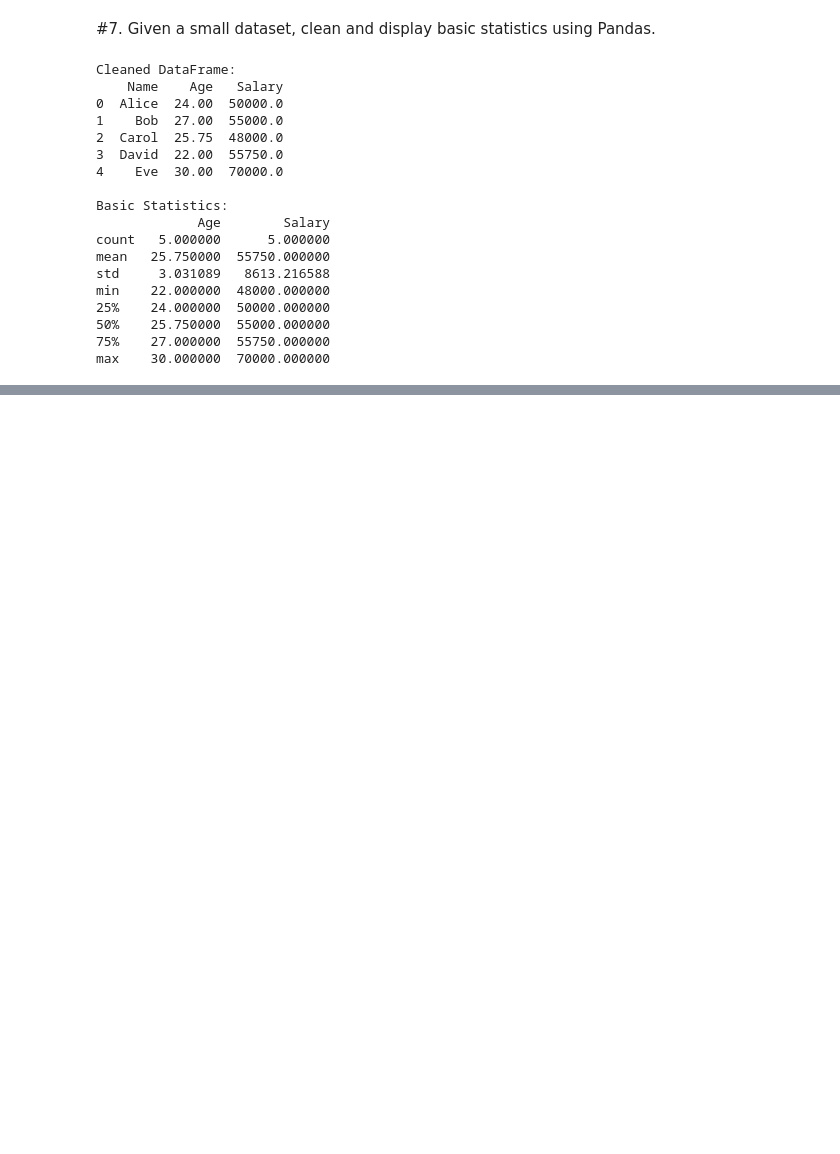
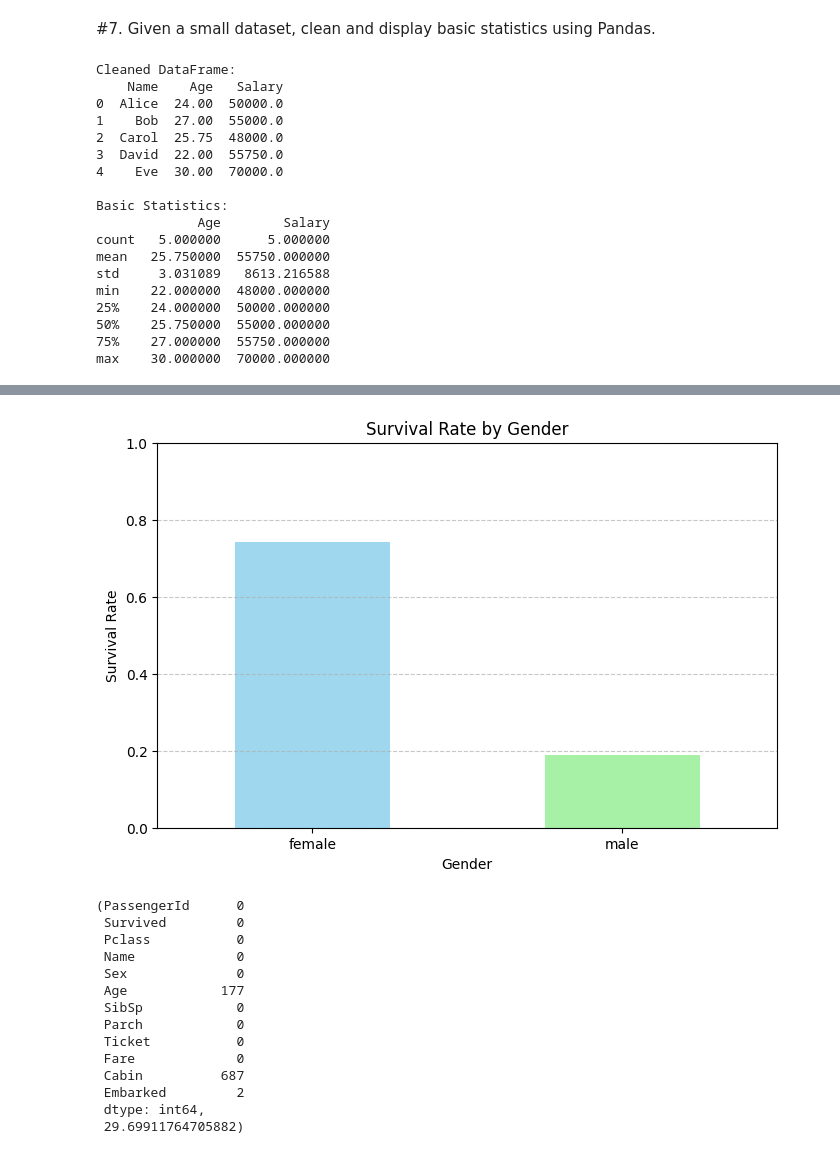
Before and after one commit to sameersami07/Basicmachinelearning, a Jupyter notebook: assignment2.ipynb, the cells around one changed output, grey strips where cells are left out. Drawn from its saved outputs; the diff is of its cells as text; code cells hidden in the pictures; blank space fills up the shorter version.

```diff
--- a/assignment2.ipynb
+++ b/assignment2.ipynb
@@ -182,0 +194,35 @@ max    30.000000  70000.000000
+# %%
+import pandas as pd
+import matplotlib.pyplot as plt
+file_path = '/content/Titanic-Dataset.csv'
+titanic_df = pd.read_csv(file_path)
+missing_values = titanic_df.isnull().sum()
+average_age = titanic_df['Age'].mean()
+survival_rate_by_gender = titanic_df.groupby('Sex')['Survived'].mean()
+plt.figure(figsize=(8, 5))
+survival_rate_by_gender.plot(kind='bar', color=['skyblue', 'lightgreen'], alpha=0.8)
+plt.title('Survival Rate by Gender')
+plt.xlabel('Gender')
+plt.ylabel('Survival Rate')
+plt.xticks(rotation=0)
+plt.ylim(0, 1)
+plt.grid(axis='y', linestyle='--', alpha=0.7)
+plt.show()
+
+missing_values, average_age
+# %% [output]
+[figure, added]
+(PassengerId      0
+ Survived         0
+ Pclass           0
+ Name             0
+ Sex              0
+ Age            177
+ SibSp            0
+ Parch            0
+ Ticket           0
+ Fare             0
+ Cabin          687
+ Embarked         2
+ dtype: int64,
+ 29.69911764705882)
```
Also changed, not shown: parts of 3 cells of this notebook.
